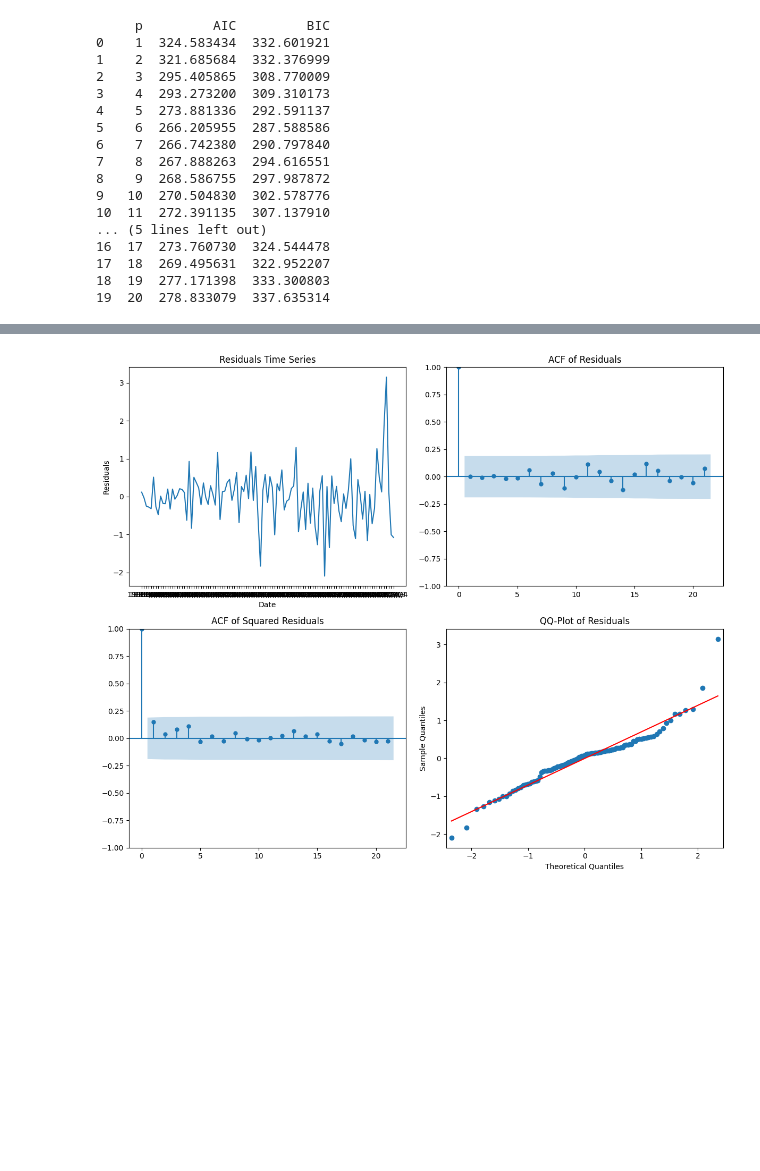
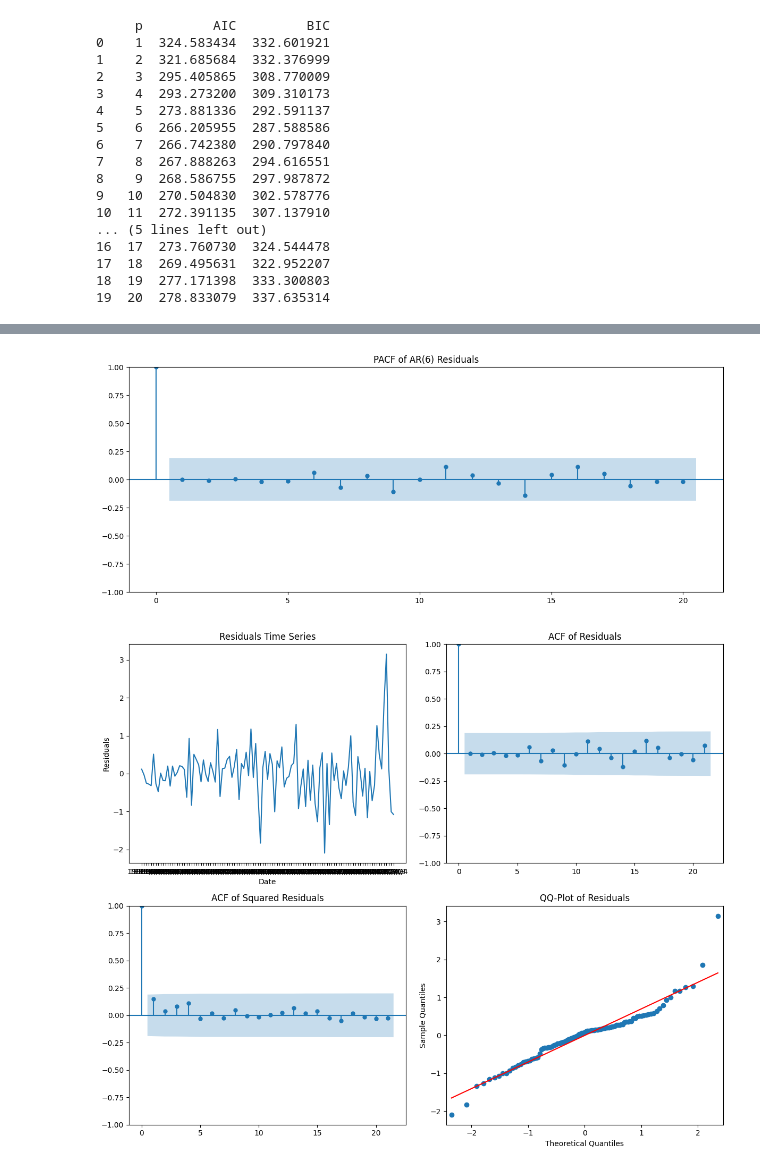
Before and after one commit to lyhxd1030/Time-Series-Analysis, a Jupyter notebook: Time series analysis..ipynb, the cells around one changed output, grey strips where cells are left out. Cells and saved outputs as stored; diff of their text form; code cells hidden in the pictures; blank space fills up the shorter version.

```diff
--- a/Time series analysis..ipynb
+++ b/Time series analysis..ipynb
@@ -332,6 +322,16 @@ Covariance Type:                  opg
 
 Warnings:
 [1] Covariance matrix calculated using the outer product of gradients (complex-step).
+# %%
+# Get residuals from the AR(6) model
+fig, axes = plt.subplots(figsize=(12, 5))
+residuals = ar6_model.resid
+plot_pacf(residuals, lags=20, ax=axes)
+axes.set_title("PACF of AR(6) Residuals")
+plt.tight_layout()
+plt.show()
+# %% [output]
+[figure, added]
 # %%
 model = ARIMA(df['HICP_diff'], order=(6, 0, 0))
 results = model.fit()
```
Also changed, not shown: parts of 26 cells of this notebook.
